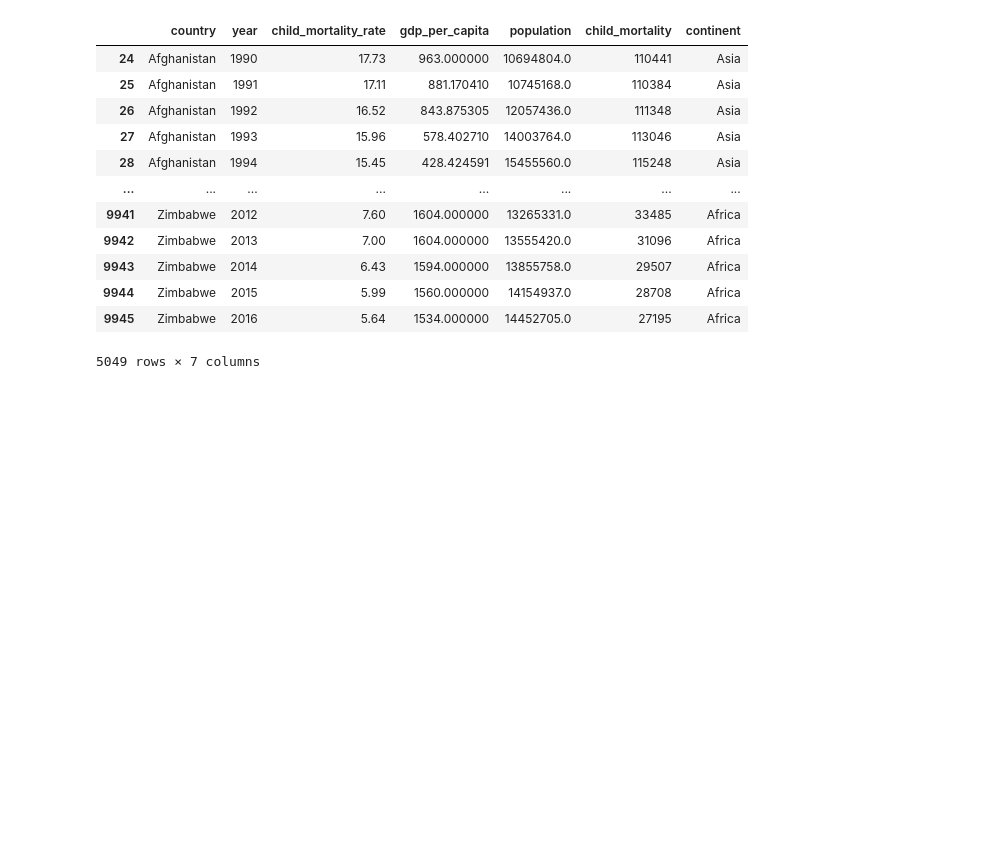
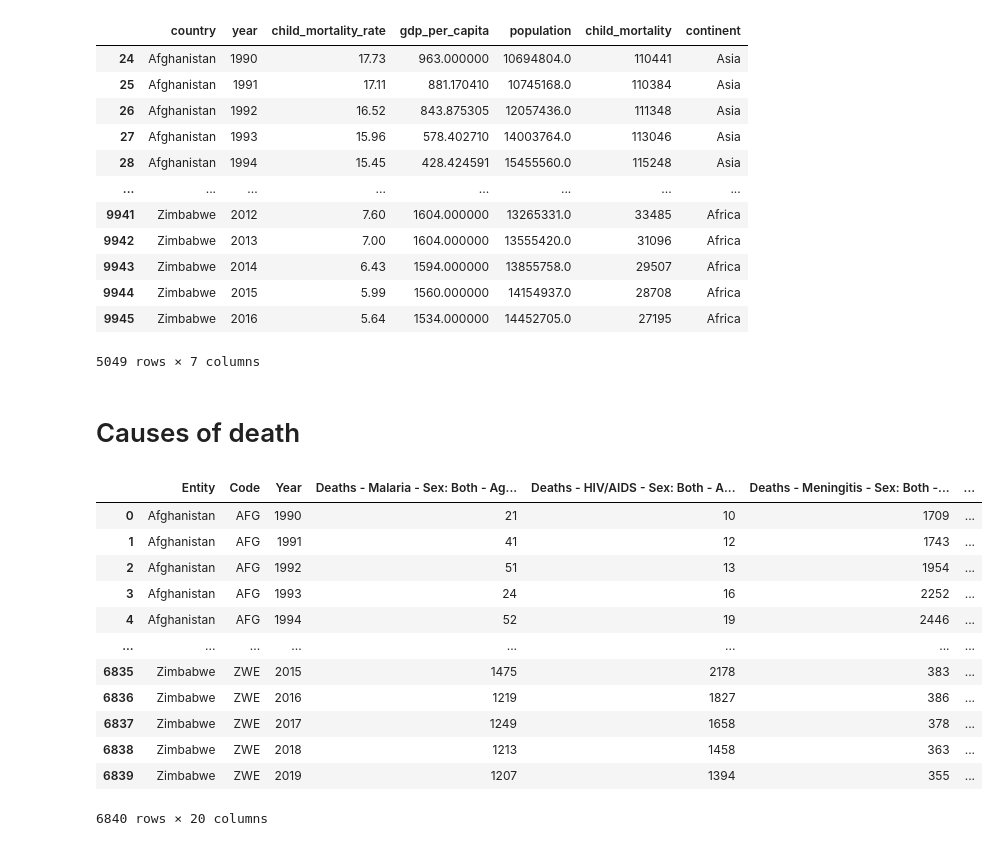
Before and after one commit to ongdisheng/FIT3179, a Jupyter notebook: project2/data/preprocess.ipynb, the cells around one changed output. Saved outputs shown, nothing was run; the diff lists cells and outputs as text; code cells hidden in the pictures; blank space fills up the shorter version.

```diff
--- a/project2/data/preprocess.ipynb
+++ b/project2/data/preprocess.ipynb
@@ -99,3 +99,25 @@ final
 5049 rows × 7 columns
 # %%
 final.to_csv('bubble_plot.csv')
+# %% [markdown]
+# Causes of death
+# %%
+import pandas as pd
+
+cause = pd.read_csv('causes-of-death-in-children.csv')
+# %%
+cause
+# %% [output]
+|  | Entity | Code | Year | Deaths - Malaria - Sex: Both - Ag... | Deaths - HIV/AIDS - Sex: Both - A... | Deaths - Meningitis - Sex: Both -... | ... |
+| 0 | Afghanistan | AFG | 1990 | 21 | 10 | 1709 | ... |
+| 1 | Afghanistan | AFG | 1991 | 41 | 12 | 1743 | ... |
+| 2 | Afghanistan | AFG | 1992 | 51 | 13 | 1954 | ... |
+| 3 | Afghanistan | AFG | 1993 | 24 | 16 | 2252 | ... |
+| 4 | Afghanistan | AFG | 1994 | 52 | 19 | 2446 | ... |
+| ... | ... | ... | ... | ... | ... | ... | ... |
+| 6835 | Zimbabwe | ZWE | 2015 | 1475 | 2178 | 383 | ... |
+| 6836 | Zimbabwe | ZWE | 2016 | 1219 | 1827 | 386 | ... |
+| 6837 | Zimbabwe | ZWE | 2017 | 1249 | 1658 | 378 | ... |
+| 6838 | Zimbabwe | ZWE | 2018 | 1213 | 1458 | 363 | ... |
+| 6839 | Zimbabwe | ZWE | 2019 | 1207 | 1394 | 355 | ... |
+6840 rows × 20 columns
```
Also changed, not shown: parts of 7 cells of this notebook, 2 other files.
